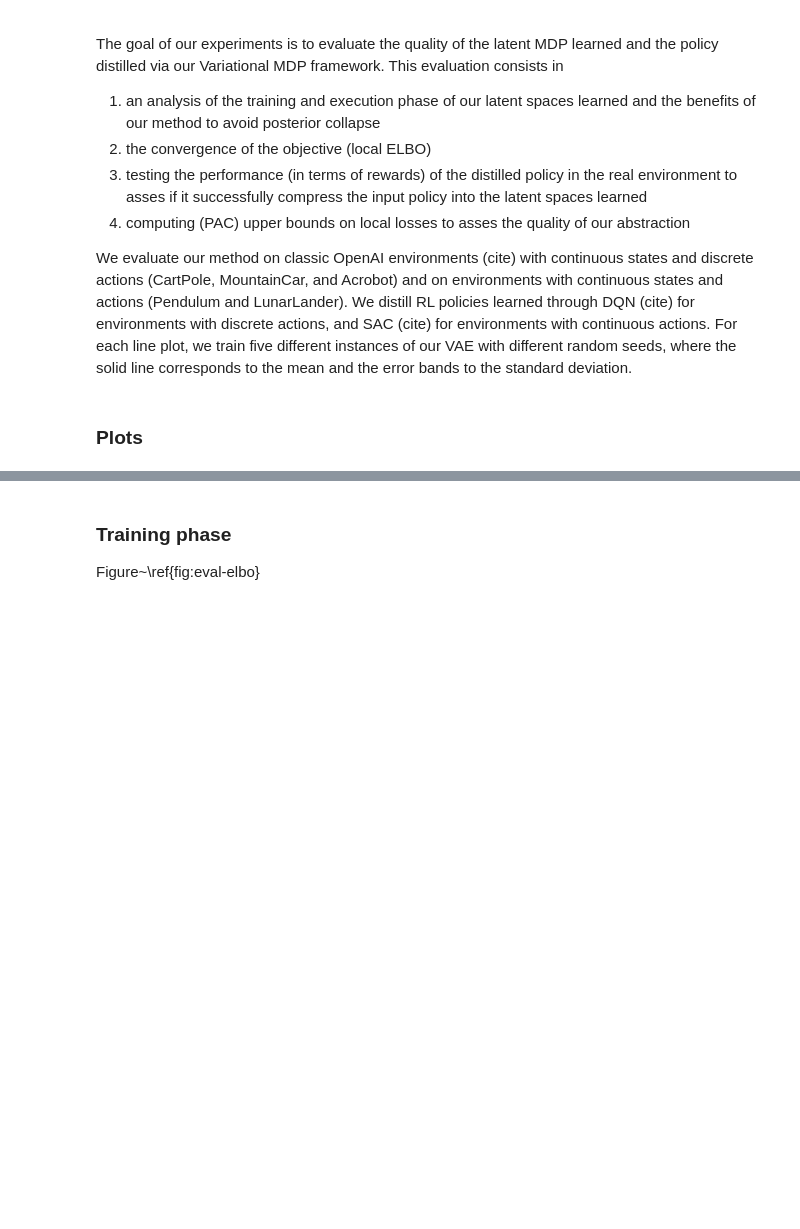
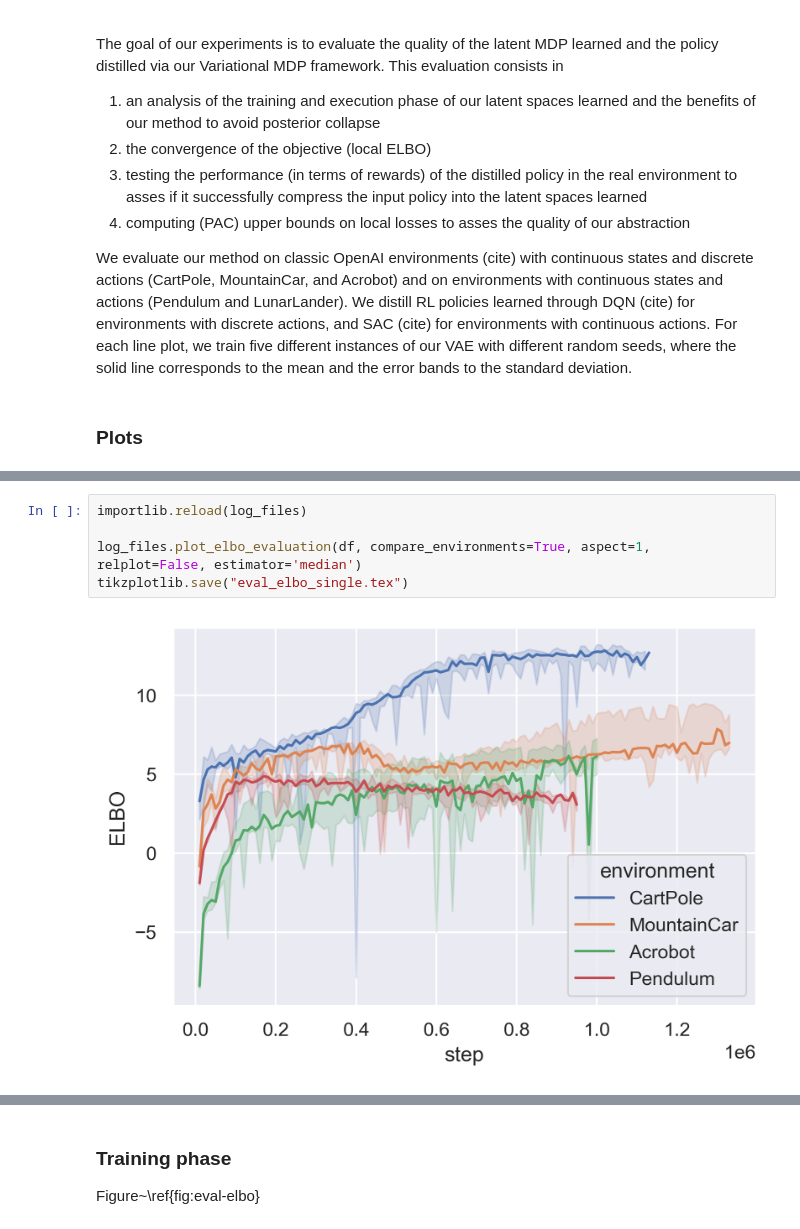
Before and after one commit to florentdelgrange/vae_mdp, a Jupyter notebook: evaluation/notebook.ipynb, the cells around one changed output, grey strips where cells are left out. Cells and saved outputs as stored; diff of their text form; blank space fills up the shorter version.

```diff
--- a/evaluation/notebook.ipynb
+++ b/evaluation/notebook.ipynb
@@ -78,3 +78,10 @@ tikzplotlib.save("eval_elbo.tex")
+# %%
+importlib.reload(log_files)
+
+log_files.plot_elbo_evaluation(df, compare_environments=True, aspect=1, relplot=False, estimator='median')
+tikzplotlib.save("eval_elbo_single.tex")
+# %% [output]
+[figure, added]
 # %%
 _df1 = df[df['event'] != 'Pendulum']
 _df1 = _df1[_df1['tag'] == 'encoder_entropy']
```
Also changed, not shown: parts of 9 cells of this notebook.
